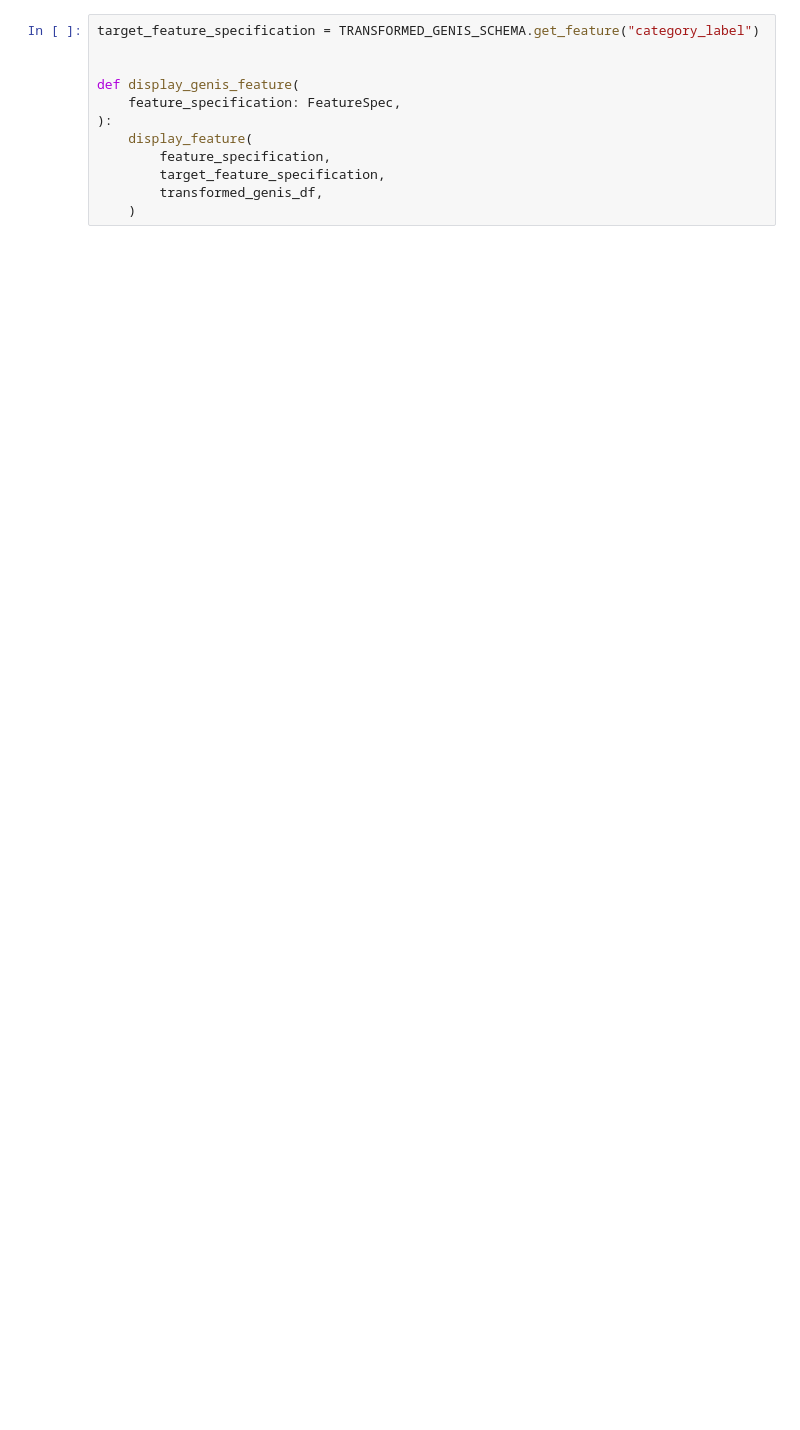
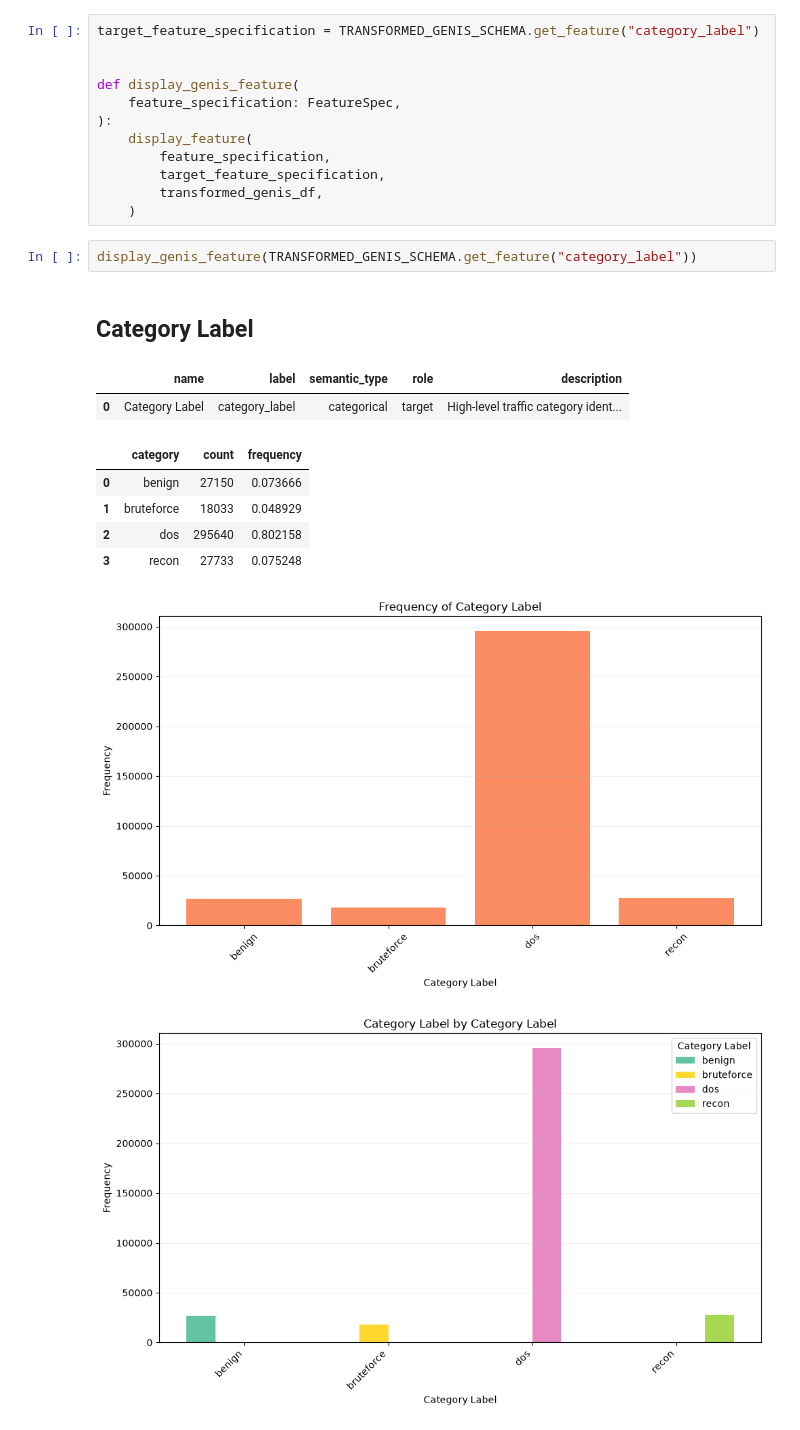
Before and after one commit to gabdumal/machine_learning_assignment, a Jupyter notebook: assignment/transformation/genis_analysis.ipynb, the cells around one changed output. Cells and saved outputs as stored; diff of their text form; blank space fills up the shorter version.

Commit message:
Display analysis for each feature

```diff
--- a/assignment/transformation/genis_analysis.ipynb
+++ b/assignment/transformation/genis_analysis.ipynb
@@ -35,6 +41,19 @@ def display_genis_feature(
         target_feature_specification,
         transformed_genis_df,
     )
+# %%
+display_genis_feature(TRANSFORMED_GENIS_SCHEMA.get_feature("category_label"))
+# %% [output]
+Category Label
+|  | name | label | semantic_type | role | description |
+| 0 | Category Label | category_label | categorical | target | High-level traffic category ident... |
+|  | category | count | frequency |
+| 0 | benign | 27150 | 0.073666 |
+| 1 | bruteforce | 18033 | 0.048929 |
+| 2 | dos | 295640 | 0.802158 |
+| 3 | recon | 27733 | 0.075248 |
+[figure, added]
+[figure, added]
 # %%
 display_genis_feature(TRANSFORMED_GENIS_SCHEMA.get_feature("destination_port_category"))
 # %% [output]
```
Also changed, not shown: parts of 5 cells of this notebook, 8 other files.
